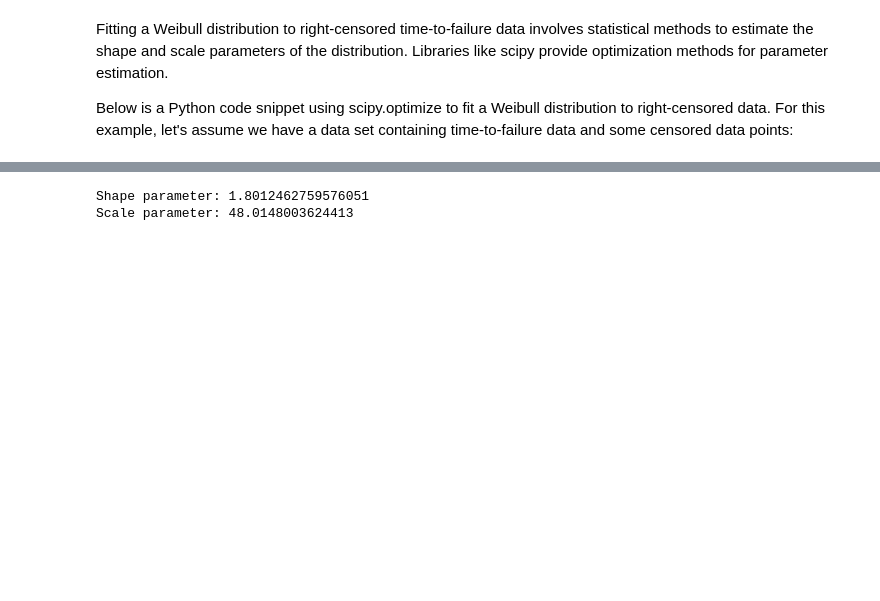
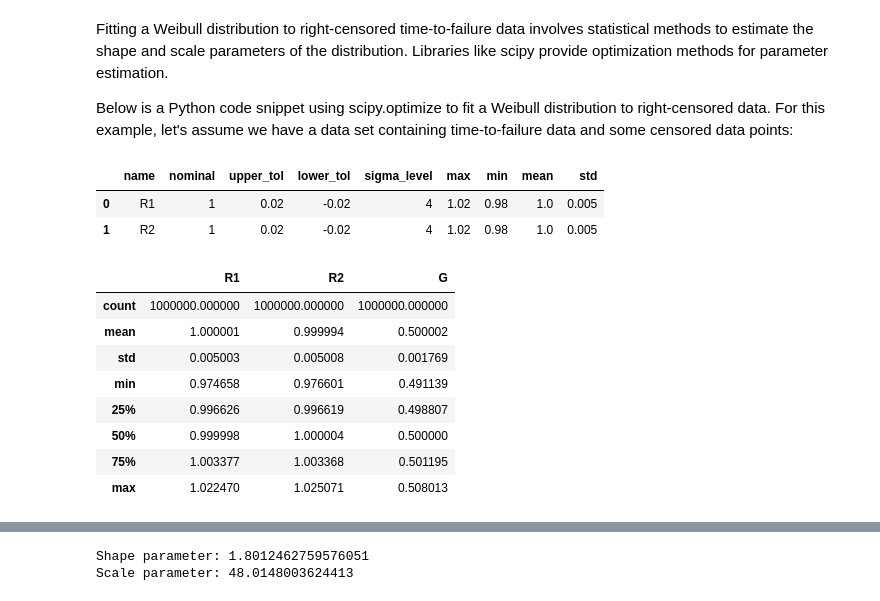
Before and after one commit to noriskworld/robust, a Jupyter notebook: robust.ipynb, the cells around one changed output, grey strips where cells are left out. Cells and saved outputs as stored; diff of their text form; code cells hidden in the pictures; blank space fills up the shorter version.

```diff
--- a/robust.ipynb
+++ b/robust.ipynb
@@ -123,3 +119,26 @@ plt.show()
 Fitting a Weibull distribution to right-censored time-to-failure data involves statistical methods to estimate the shape and scale parameters of the distribution. Libraries like scipy provide optimization methods for parameter estimation.
 
 Below is a Python code snippet using scipy.optimize to fit a Weibull distribution to right-censored data. For this example, let's assume we have a data set containing time-to-failure data and some censored data points:
+# %%
+from Tol_MC import *
+df_X = get_dfX("resistors.csv")
+df_X
+# %% [output]
+|  | name | nominal | upper_tol | lower_tol | sigma_level | max | min | mean | std |
+| 0 | R1 | 1 | 0.02 | -0.02 | 4 | 1.02 | 0.98 | 1.0 | 0.005 |
+| 1 | R2 | 1 | 0.02 | -0.02 | 4 | 1.02 | 0.98 | 1.0 | 0.005 |
+# %%
+transf = "G = R1 / (R1 + R2)"
+N_SIM = int(1e6)
+df = mc_tol(df_X, transf, N_SIM)
+df.describe()
+# %% [output]
+|  | R1 | R2 | G |
+| count | 1000000.000000 | 1000000.000000 | 1000000.000000 |
+| mean | 1.000001 | 0.999994 | 0.500002 |
+| std | 0.005003 | 0.005008 | 0.001769 |
+| min | 0.974658 | 0.976601 | 0.491139 |
+| 25% | 0.996626 | 0.996619 | 0.498807 |
+| 50% | 0.999998 | 1.000004 | 0.500000 |
+| 75% | 1.003377 | 1.003368 | 0.501195 |
+| max | 1.022470 | 1.025071 | 0.508013 |
```
Also changed, not shown: parts of 7 cells of this notebook, 53 other files.
